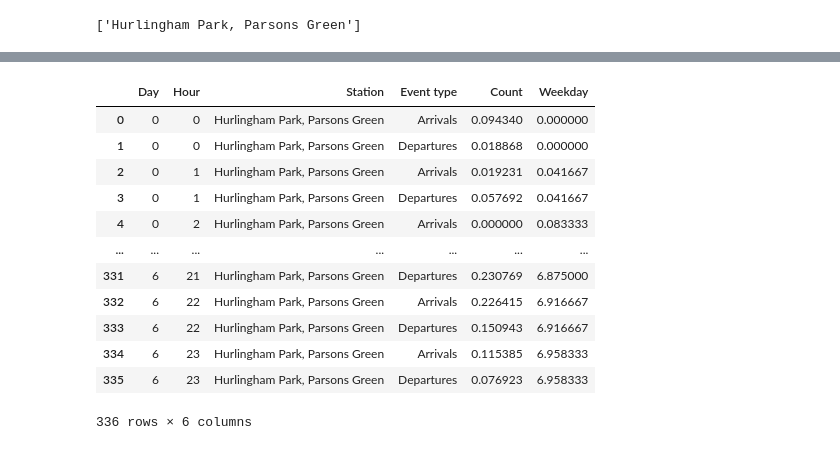
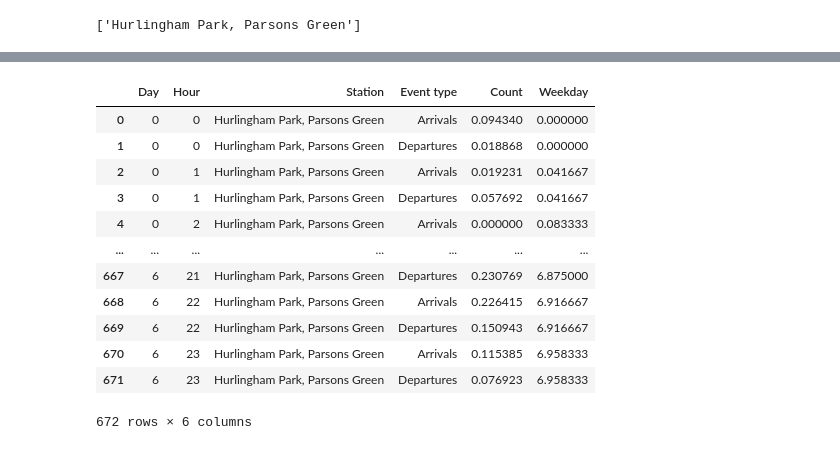
Before and after one commit to elrhmo/TfL_Bike_Analysis, a Jupyter notebook: plotly.ipynb, the cells around one changed output, grey strips where cells are left out. Saved outputs shown, nothing was run; the diff lists cells and outputs as text; code cells hidden in the pictures.

```diff
--- a/plotly.ipynb
+++ b/plotly.ipynb
@@ -198,16 +160,16 @@ for n in ['Hurlingham Park, Parsons Green', 'Guilford Street , Bloomsbury' ]:
-# %%
-example_means_over_week
-# %% [output]
-|  | Day | Hour | Station | Event type | Count | Weekday |
-| 0 | 0 | 0 | Hurlingham Park, Parsons Green | Arrivals | 0.094340 | 0.000000 |
-| 1 | 0 | 0 | Hurlingham Park, Parsons Green | Departures | 0.018868 | 0.000000 |
-| 2 | 0 | 1 | Hurlingham Park, Parsons Green | Arrivals | 0.019231 | 0.041667 |
-| 3 | 0 | 1 | Hurlingham Park, Parsons Green | Departures | 0.057692 | 0.041667 |
-| 4 | 0 | 2 | Hurlingham Park, Parsons Green | Arrivals | 0.000000 | 0.083333 |
-| ... | ... | ... | ... | ... | ... | ... |
-| 331 | 6 | 21 | Hurlingham Park, Parsons Green | Departures | 0.230769 | 6.875000 |
-| 332 | 6 | 22 | Hurlingham Park, Parsons Green | Arrivals | 0.226415 | 6.916667 |
-| 333 | 6 | 22 | Hurlingham Park, Parsons Green | Departures | 0.150943 | 6.916667 |
-| 334 | 6 | 23 | Hurlingham Park, Parsons Green | Arrivals | 0.115385 | 6.958333 |
-| 335 | 6 | 23 | Hurlingham Park, Parsons Green | Departures | 0.076923 | 6.958333 |
-336 rows × 6 columns
+# %%
+final_df
+# %% [output]
+|  | Day | Hour | Station | Event type | Count | Weekday |
+| 0 | 0 | 0 | Hurlingham Park, Parsons Green | Arrivals | 0.094340 | 0.000000 |
+| 1 | 0 | 0 | Hurlingham Park, Parsons Green | Departures | 0.018868 | 0.000000 |
+| 2 | 0 | 1 | Hurlingham Park, Parsons Green | Arrivals | 0.019231 | 0.041667 |
+| 3 | 0 | 1 | Hurlingham Park, Parsons Green | Departures | 0.057692 | 0.041667 |
+| 4 | 0 | 2 | Hurlingham Park, Parsons Green | Arrivals | 0.000000 | 0.083333 |
+| ... | ... | ... | ... | ... | ... | ... |
+| 667 | 6 | 21 | Hurlingham Park, Parsons Green | Departures | 0.230769 | 6.875000 |
+| 668 | 6 | 22 | Hurlingham Park, Parsons Green | Arrivals | 0.226415 | 6.916667 |
+| 669 | 6 | 22 | Hurlingham Park, Parsons Green | Departures | 0.150943 | 6.916667 |
+| 670 | 6 | 23 | Hurlingham Park, Parsons Green | Arrivals | 0.115385 | 6.958333 |
+| 671 | 6 | 23 | Hurlingham Park, Parsons Green | Departures | 0.076923 | 6.958333 |
+672 rows × 6 columns
```
Also changed, not shown: parts of 6 cells of this notebook.
